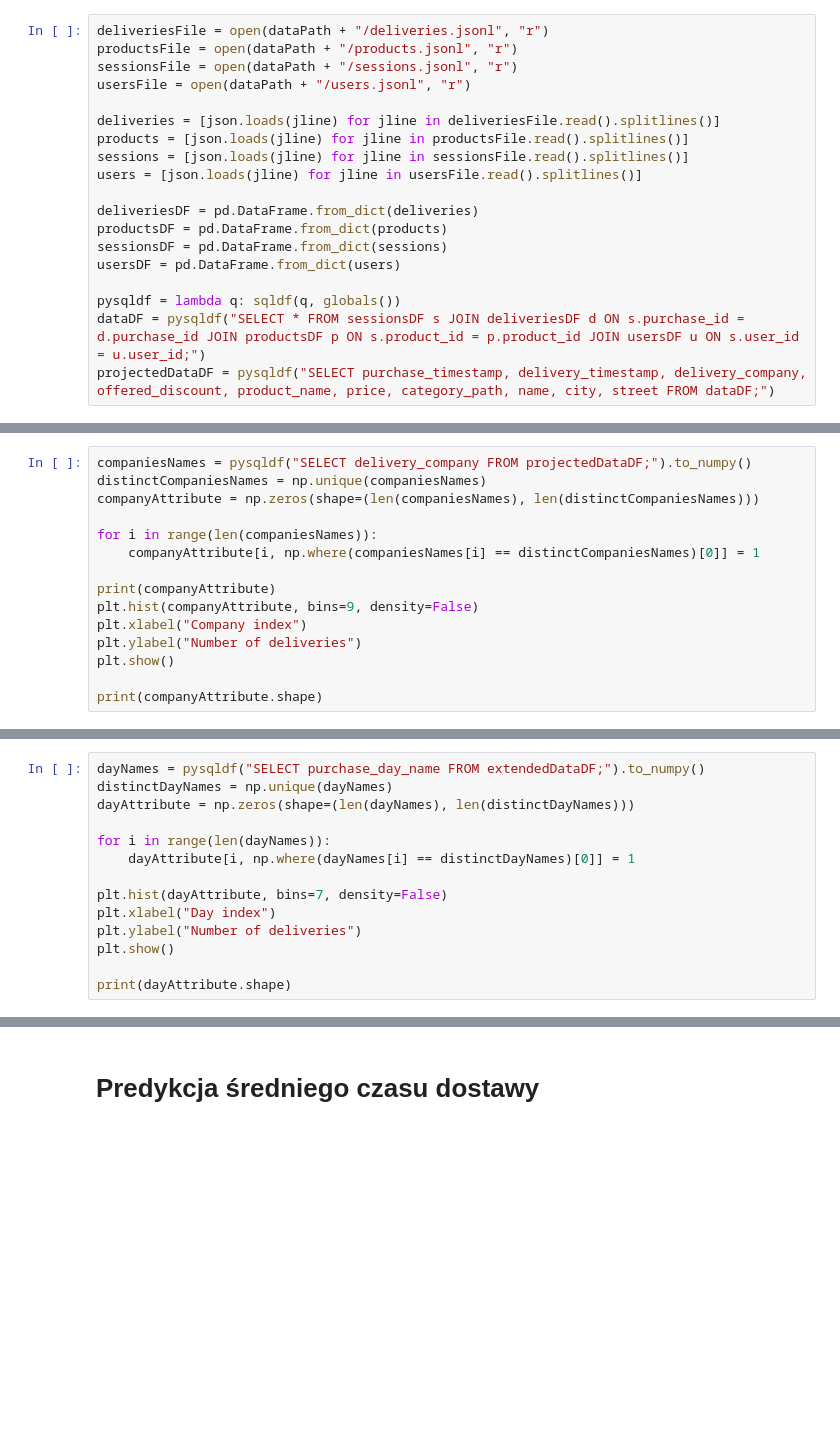
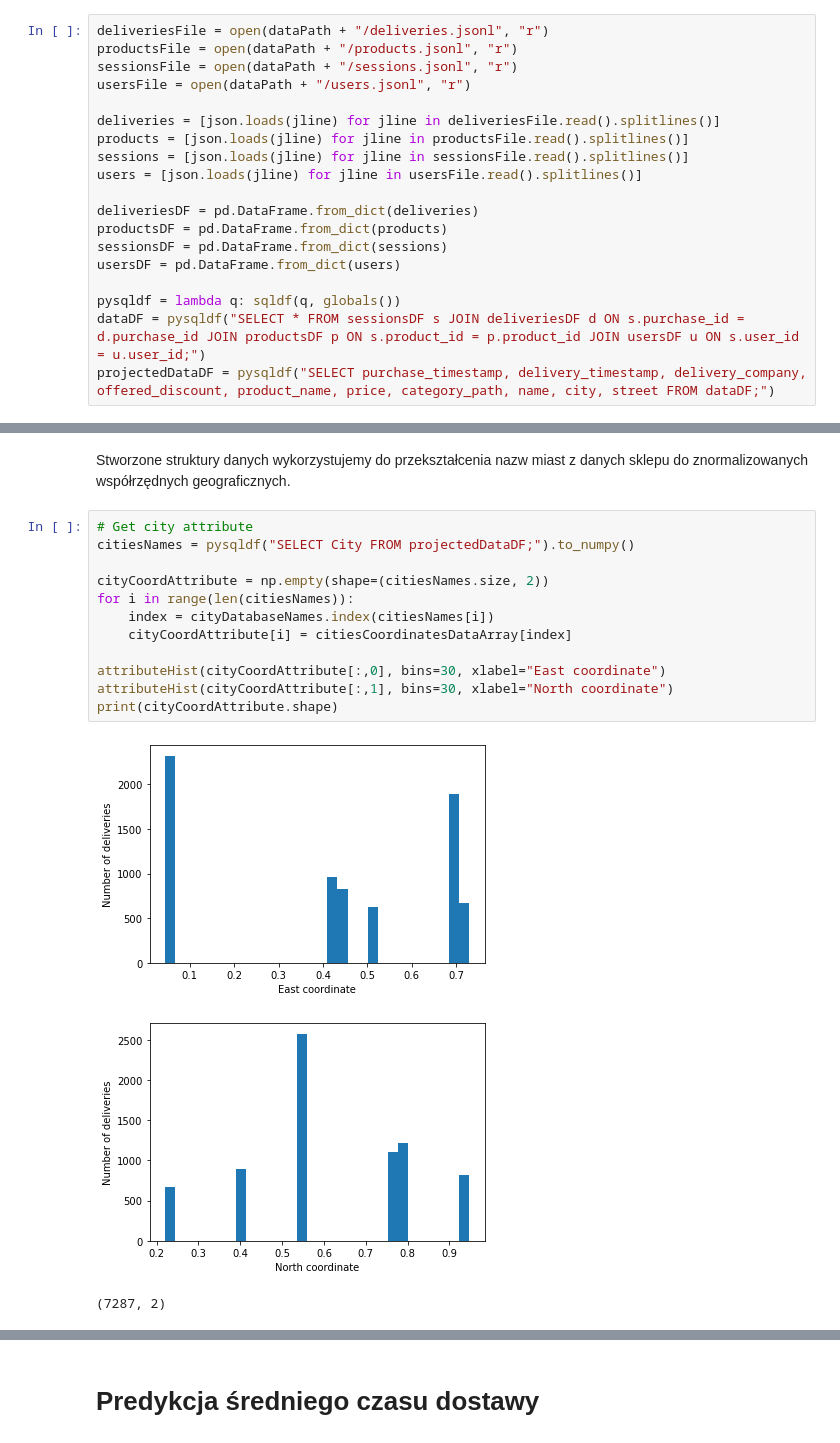
Before and after one commit to plibera/IUM_Project, a Jupyter notebook: models.ipynb, the cells around one changed output, grey strips where cells are left out. Saved outputs shown, nothing was run; the diff lists cells and outputs as text; blank space fills up the shorter version.

```diff
--- a/models.ipynb
+++ b/models.ipynb
@@ -188,15 +76,0 @@ print(cityCoordAttribute.shape)
-# %%
-companiesNames = pysqldf("SELECT delivery_company FROM projectedDataDF;").to_numpy()
-distinctCompaniesNames = np.unique(companiesNames)
-companyAttribute = np.zeros(shape=(len(companiesNames), len(distinctCompaniesNames)))
-
-for i in range(len(companiesNames)):
-    companyAttribute[i, np.where(companiesNames[i] == distinctCompaniesNames)[0]] = 1
-
-print(companyAttribute)
-plt.hist(companyAttribute, bins=9, density=False)
-plt.xlabel("Company index")
-plt.ylabel("Number of deliveries")
-plt.show()
-
-print(companyAttribute.shape)
@@ -215,14 +76,0 @@ print(companyAttribute.shape)
-# %%
-dayNames = pysqldf("SELECT purchase_day_name FROM extendedDataDF;").to_numpy()
-distinctDayNames = np.unique(dayNames)
-dayAttribute = np.zeros(shape=(len(dayNames), len(distinctDayNames)))
-
-for i in range(len(dayNames)):
-    dayAttribute[i, np.where(dayNames[i] == distinctDayNames)[0]] = 1
-
-plt.hist(dayAttribute, bins=7, density=False)
-plt.xlabel("Day index")
-plt.ylabel("Number of deliveries")
-plt.show()
-
-print(dayAttribute.shape)
@@ -287,0 +201,18 @@ print(testLabels.shape)
+# %% [markdown]
+Stworzone struktury danych wykorzystujemy do przekształcenia nazw miast z danych sklepu do znormalizowanych współrzędnych geograficznych.
+# %%
+# Get city attribute
+citiesNames = pysqldf("SELECT City FROM projectedDataDF;").to_numpy()
+
+cityCoordAttribute = np.empty(shape=(citiesNames.size, 2))
+for i in range(len(citiesNames)):
+    index = cityDatabaseNames.index(citiesNames[i])
+    cityCoordAttribute[i] = citiesCoordinatesDataArray[index]
+
+attributeHist(cityCoordAttribute[:,0], bins=30, xlabel="East coordinate")
+attributeHist(cityCoordAttribute[:,1], bins=30, xlabel="North coordinate")
+print(cityCoordAttribute.shape)
+# %% [output]
+[figure, added]
+[figure, added]
+(7287, 2)
```
Also changed, not shown: parts of 81 cells of this notebook, 6 other files.
